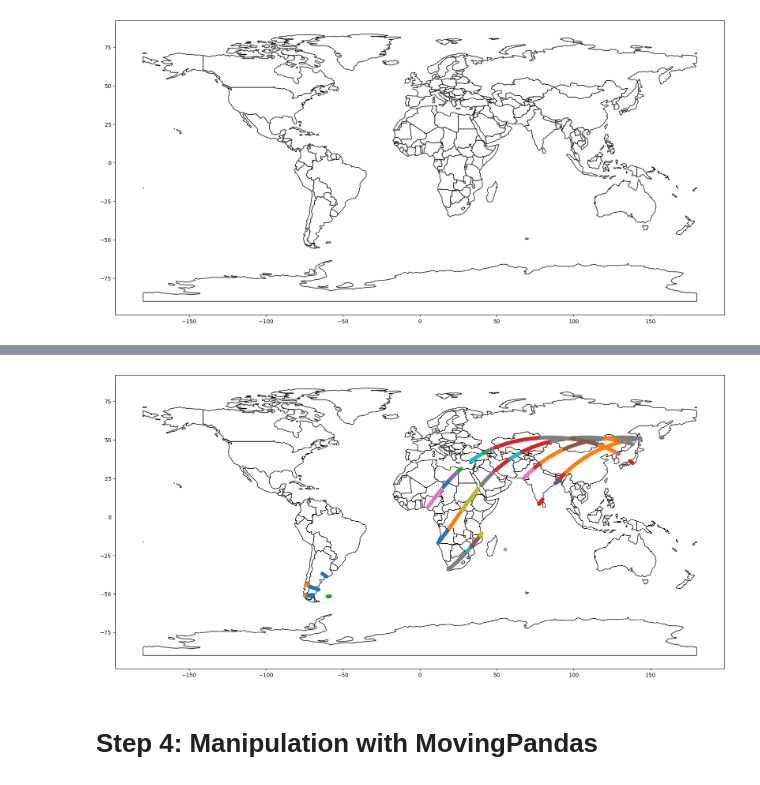
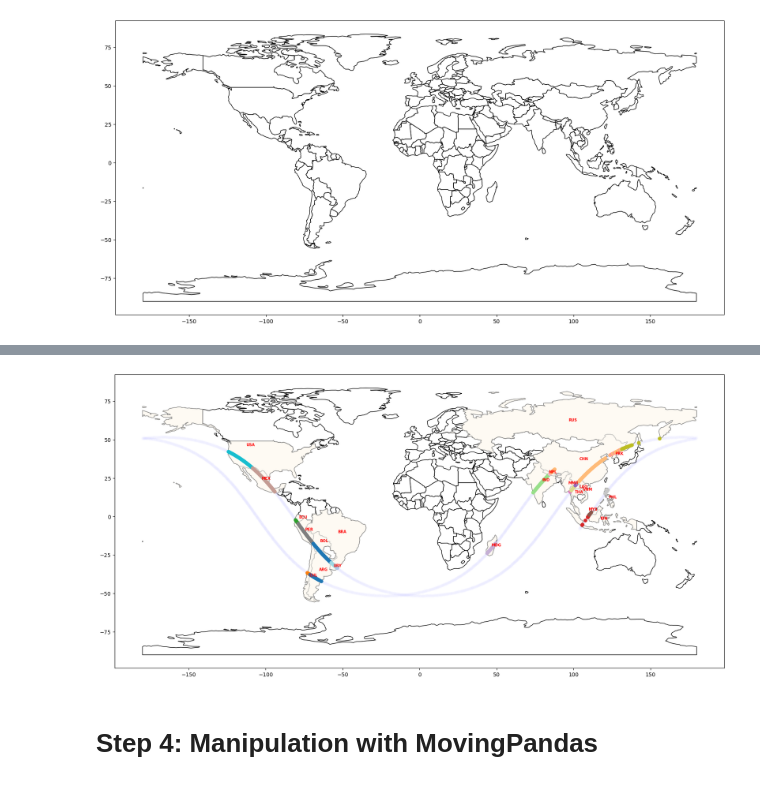
Before and after one commit to cindyy-chen/iss_movement, a Jupyter notebook: manipulating_ISS_data.ipynb, the cells around one changed output, grey strips where cells are left out. Drawn from its saved outputs; the diff is of its cells as text; code cells hidden in the pictures.

```diff
--- a/manipulating_ISS_data.ipynb
+++ b/manipulating_ISS_data.ipynb
@@ -260,0 +238,2 @@ iss_gdf
+# %%
+gdf_world = gpd.read_file(gpd.datasets.get_path("naturalearth_lowres"))
@@ -260,0 +248,3 @@ iss_gdf
+# %%
+gdf_country_overpass['centroid'] = gdf_country_overpass.centroid
+#gdf_country_overpass
@@ -310,0 +299,9 @@ base = world.plot(ax=ax, color='white', edgecolor='black',)
+# %%
+fig, ax = plt.subplots(1,1,figsize=(17,14))
+base = gdf_world.plot(ax=ax, color='white', edgecolor='black',)
+for x, y, label in zip(gdf_country_overpass.centroid.x, gdf_country_overpass.centroid.y, gdf_country_overpass.iso_a3):
+    base.annotate(label, xy=(x, y), xytext=(-0.25, 0.5),
+                  color="red",
+                  weight="bold",
+                  size="7",
+                  textcoords="offset points")
@@ -311,5 +312,16 @@ base = world.plot(ax=ax, color='white', edgecolor='black',)
 # %%
 fig, ax = plt.subplots(1, figsize=(20,10))
-base = world.plot(ax=ax, color='white', edgecolor='black',)
-iss_gdf.plot(ax=base, marker="*", markersize=50, cmap = 'jet');
+base = gdf_world.plot(ax=ax, color='white', edgecolor='black',)
+gdf_country_overpass.plot(color='oldlace', ax=base, edgecolor='white', alpha=0.45)
+
+iss_gdf_ocean.plot(ax=ax, color="skyblue", linewidth=0.05, alpha=0.035)
+iss_gdf_land.plot(column="country",  ax=ax, cmap=mcm.get_cmap("tab20"))
+
+
+for x, y, label in zip(gdf_country_overpass.centroid.x, gdf_country_overpass.centroid.y, gdf_country_overpass.iso_a3):
+    base.annotate(label, xy=(x, y), xytext=(-0.25, 0.5),
+                  color="red",
+                  weight="bold",
+                  size="7",
+                  textcoords="offset points")
 # %% [output]
@@ -317,9 +329,19 @@ iss_gdf.plot(ax=base, marker="*", markersize=50, cmap = 'jet');
 # %%
-fig, ax = plt.subplots(1, figsize=(20,10))
-base = world.plot(ax=ax, color='white', edgecolor='black',)
-iss_gdf[iss_gdf.land_flag==True].plot("country", ax=base);
+fig, ax = plt.subplots(1, figsize=(25,10))
+base = gdf_world.plot(ax=ax, color='white', edgecolor='black',)
+gdf_country_overpass.plot(color='oldlace', ax=base, edgecolor='white', alpha=0.45)
+
+iss_gdf_ocean.plot(ax=ax, color="blue", linewidth=0.05, alpha=0.015)
+iss_gdf_land.plot(column="country",  ax=ax, cmap=mcm.get_cmap("tab20"))
+
+for x, y, label in zip(gdf_country_overpass.centroid.x, gdf_country_overpass.centroid.y, gdf_country_overpass.iso_a3):
+    base.annotate(label, xy=(x, y), xytext=(-0.25, 0.5),
+                  color="red",
+                  weight="bold",
+                  size="7",
+                  textcoords="offset points");
 # %% [output]
-[figure, old version]
+[figure, new version]
 # %% [markdown]
 # Step 4: Manipulation with MovingPandas
 # %% [markdown]
```
Also changed, not shown: parts of 58 cells of this notebook.
